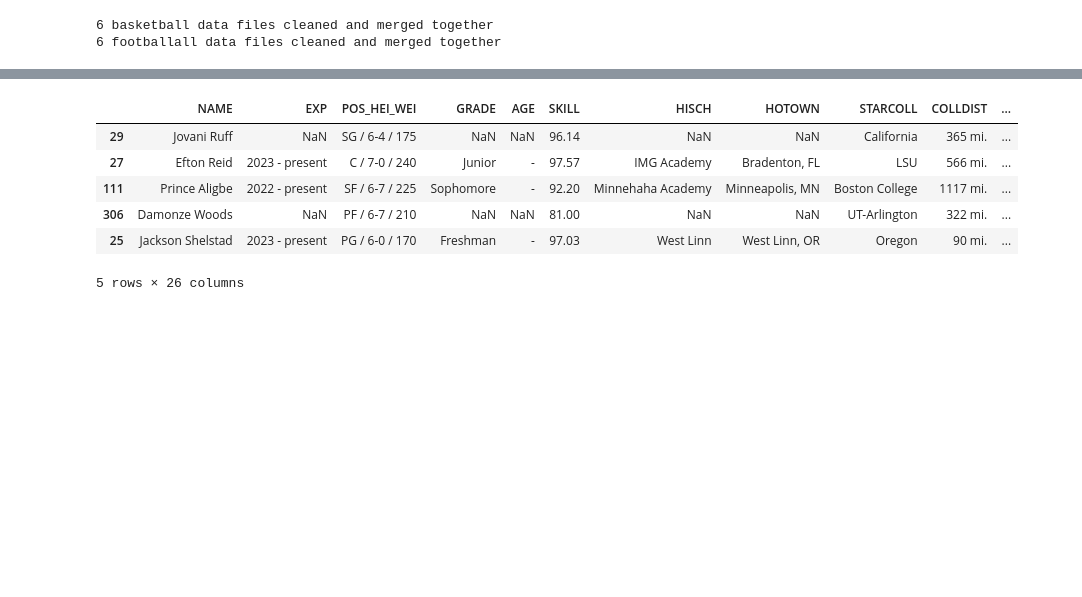
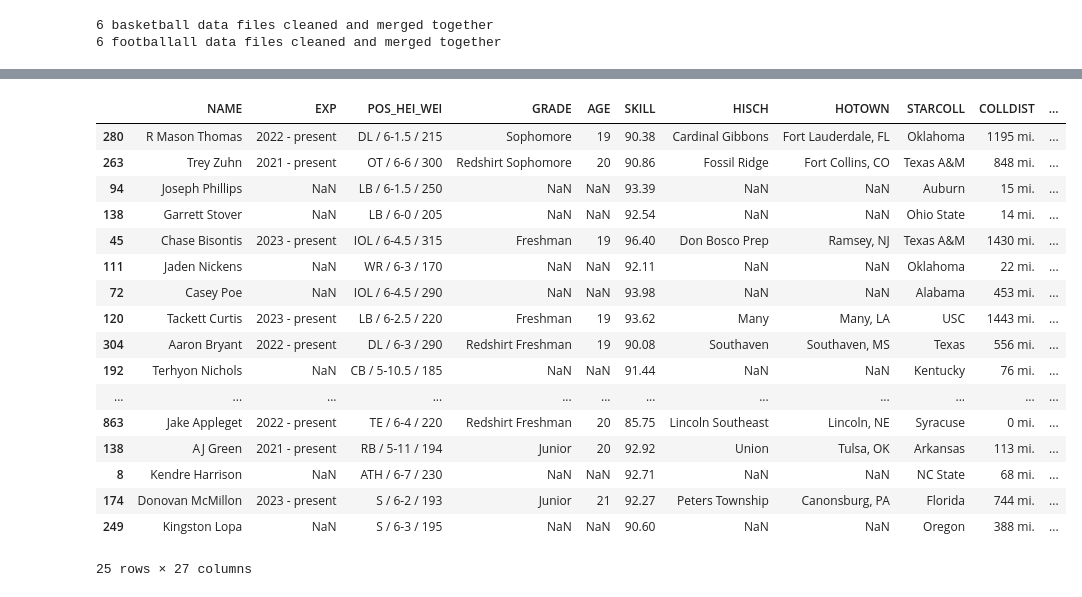
Before and after one commit to mvizzini951/MS2_NIL, a Jupyter notebook: data_cleaning.ipynb, the cells around one changed output, grey strips where cells are left out. Cells and saved outputs as stored; diff of their text form; code cells hidden in the pictures; blank space fills up the shorter version.

Commit message:
updated cleaning and cleaned files

```diff
--- a/data_cleaning.ipynb
+++ b/data_cleaning.ipynb
@@ -17,6 +21,6 @@ import os
 # %%
 # This function take in a dataframe and cleans all needed columns
-def clean_cols(df, sport):
+def clean_cols(df, sport,rec_year):
     df['POS'] =  [np.nan if (pd.isna(pos) or pos=='-') else pos for pos in df['POS_HEI_WEI'].str.split(' / ').str[0]]
     df['HEIGHT_IN'] = [np.nan if (pd.isna(height) or height=='-') else (float(height.split('-')[0])*12 + float(height.split('-')[1])) for height in df['POS_HEI_WEI'].str.split(' / ').str[1]]
     df['WEIGHT_LBS'] = [np.nan if (pd.isna(weight) or weight=='-') else float(weight) for weight in df['POS_HEI_WEI'].str.split(' / ').str[2]]
@@ -28,6 +32,7 @@ def clean_cols(df, sport):
     df['TIK_LONG'] = [np.nan if (pd.isna(tik) or tik == '-') else float(tik[0:-1])*1000000 if tik[-1]=='M' else float(tik[0:-1])*1000 if tik[-1]=='K' else float(tik) for tik in df['TIK']]
     df['STATE'] = [np.nan if (pd.isna(ht) or ht=='-') else ht[-3:] for ht in df['HOTOWN']]
     df['SPORT'] = sport
+    df['RECRUIT_YEAR'] = rec_year
     return df
 # %%
 directory = 'csv_files'
@@ -38,25 +43,26 @@ for file in os.listdir(directory):
     f = os.path.join(directory, file)
     df = pd.read_csv(f)
     sport = file.split('_')[0]
+    year = file.split('_')[-1].split('.')[0]
     if sport == 'basketball':
         if bball_count == 0:
-            bball_clean = clean_cols(df,sport)
+            bball_clean = clean_cols(df,sport,year)
             bball_count += 1
         else:
-            bball_clean = pd.concat([bball_clean,clean_cols(df,sport)])
+            bball_clean = pd.concat([bball_clean,clean_cols(df,sport,year)])
             bball_count += 1
     elif sport == 'football':
         if fball_count == 0:
-            fball_clean = clean_cols(df,sport)
+            fball_clean = clean_cols(df,sport,year)
             fball_count += 1
         else:
-            fball_clean = pd.concat([fball_clean,clean_cols(df,sport)])
+            fball_clean = pd.concat([fball_clean,clean_cols(df,sport,year)])
             fball_count += 1
 
 print("{} basketball data files cleaned and merged together".format(bball_count))
 print("{} footballall data files cleaned and merged together".format(fball_count))
-bball_clean.to_csv('csv_files/basketball_clean.csv')
-fball_clean.to_csv('csv_files/football_clean.csv')
+bball_clean.to_csv('cleaned_files/basketball_clean.csv')
+fball_clean.to_csv('cleaned_files/football_clean.csv')
 # %% [output]
 6 basketball data files cleaned and merged together
 6 footballall data files cleaned and merged together
@@ -73,10 +69,22 @@ fball_clean.sample(5)
-# %%
-bball_clean.sample(5)
-# %% [output]
-|  | NAME | EXP | POS_HEI_WEI | GRADE | AGE | SKILL | HISCH | HOTOWN | STARCOLL | COLLDIST | ... |
-| 29 | Jovani Ruff | NaN | SG / 6-4 / 175 | NaN | NaN | 96.14 | NaN | NaN | California | 365 mi. | ... |
-| 27 | Efton Reid | 2023 - present | C / 7-0 / 240 | Junior | - | 97.57 | IMG Academy | Bradenton, FL | LSU | 566 mi. | ... |
-| 111 | Prince Aligbe | 2022 - present | SF / 6-7 / 225 | Sophomore | - | 92.20 | Minnehaha Academy | Minneapolis, MN | Boston College | 1117 mi. | ... |
-| 306 | Damonze Woods | NaN | PF / 6-7 / 210 | NaN | NaN | 81.00 | NaN | NaN | UT-Arlington | 322 mi. | ... |
-| 25 | Jackson Shelstad | 2023 - present | PG / 6-0 / 170 | Freshman | - | 97.03 | West Linn | West Linn, OR | Oregon | 90 mi. | ... |
-5 rows × 26 columns
+# %%
+dropnafball = fball_clean.dropna(subset=['NILVAL_LONG_USD'])
+dropnafball.sample(25)
+# %% [output]
+|  | NAME | EXP | POS_HEI_WEI | GRADE | AGE | SKILL | HISCH | HOTOWN | STARCOLL | COLLDIST | ... |
+| 280 | R Mason Thomas | 2022 - present | DL / 6-1.5 / 215 | Sophomore | 19 | 90.38 | Cardinal Gibbons | Fort Lauderdale, FL | Oklahoma | 1195 mi. | ... |
+| 263 | Trey Zuhn | 2021 - present | OT / 6-6 / 300 | Redshirt Sophomore | 20 | 90.86 | Fossil Ridge | Fort Collins, CO | Texas A&M | 848 mi. | ... |
+| 94 | Joseph Phillips | NaN | LB / 6-1.5 / 250 | NaN | NaN | 93.39 | NaN | NaN | Auburn | 15 mi. | ... |
+| 138 | Garrett Stover | NaN | LB / 6-0 / 205 | NaN | NaN | 92.54 | NaN | NaN | Ohio State | 14 mi. | ... |
+| 45 | Chase Bisontis | 2023 - present | IOL / 6-4.5 / 315 | Freshman | 19 | 96.40 | Don Bosco Prep | Ramsey, NJ | Texas A&M | 1430 mi. | ... |
+| 111 | Jaden Nickens | NaN | WR / 6-3 / 170 | NaN | NaN | 92.11 | NaN | NaN | Oklahoma | 22 mi. | ... |
+| 72 | Casey Poe | NaN | IOL / 6-4.5 / 290 | NaN | NaN | 93.98 | NaN | NaN | Alabama | 453 mi. | ... |
+| 120 | Tackett Curtis | 2023 - present | LB / 6-2.5 / 220 | Freshman | 19 | 93.62 | Many | Many, LA | USC | 1443 mi. | ... |
+| 304 | Aaron Bryant | 2022 - present | DL / 6-3 / 290 | Redshirt Freshman | 19 | 90.08 | Southaven | Southaven, MS | Texas | 556 mi. | ... |
+| 192 | Terhyon Nichols | NaN | CB / 5-10.5 / 185 | NaN | NaN | 91.44 | NaN | NaN | Kentucky | 76 mi. | ... |
+| ... | ... | ... | ... | ... | ... | ... | ... | ... | ... | ... | ... |
+| 863 | Jake Appleget | 2022 - present | TE / 6-4 / 220 | Redshirt Freshman | 20 | 85.75 | Lincoln Southeast | Lincoln, NE | Syracuse | 0 mi. | ... |
+| 138 | AJ Green | 2021 - present | RB / 5-11 / 194 | Junior | 20 | 92.92 | Union | Tulsa, OK | Arkansas | 113 mi. | ... |
+| 8 | Kendre Harrison | NaN | ATH / 6-7 / 230 | NaN | NaN | 92.71 | NaN | NaN | NC State | 68 mi. | ... |
+| 174 | Donovan McMillon | 2023 - present | S / 6-2 / 193 | Junior | 21 | 92.27 | Peters Township | Canonsburg, PA | Florida | 744 mi. | ... |
+| 249 | Kingston Lopa | NaN | S / 6-3 / 195 | NaN | NaN | 90.60 | NaN | NaN | Oregon | 388 mi. | ... |
+25 rows × 27 columns
```
Also changed, not shown: parts of 5 cells of this notebook, 5 other files.
